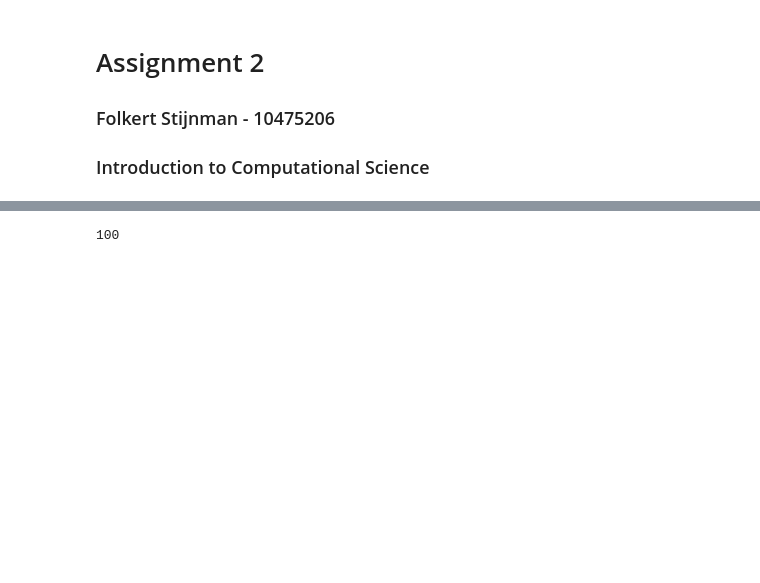
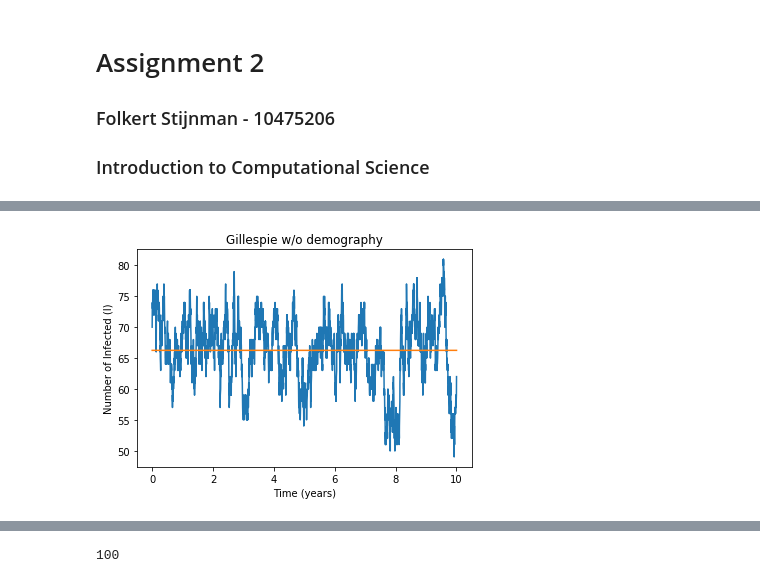
Before and after one commit to Folkert94/ICLS, a Jupyter notebook: Assignment/2/F_Stijnman_10475206_assignment2.ipynb, the cells around one changed output, grey strips where cells are left out. Drawn from its saved outputs; the diff is of its cells as text; code cells hidden in the pictures; blank space fills up the shorter version.

```diff
--- a/Assignment/2/F_Stijnman_10475206_assignment2.ipynb
+++ b/Assignment/2/F_Stijnman_10475206_assignment2.ipynb
@@ -55,0 +56,19 @@ plt.show()
+# %%
+beta = 0.03
+gamma = 1 / 100.0
+Y = 70.0
+N = 100.0
+X = N - Y
+
+Y_data, x = discrete_event(X, Y, N, beta, gamma, 10*365)
+mean_Y = np.full(len(x), np.mean(Y_data))
+
+plt.plot(np.array(x)/365, Y_data)
+plt.plot(np.array(x)/365, mean_Y)
+plt.title("Gillespie w/o demography")
+plt.xlabel("Time (years)")
+plt.ylabel("Number of Infected (I)")
+plt.savefig("simple_gillespie_wo_demo_2.png", dpi=300)
+plt.show()
+# %% [output]
+[figure, added]
```
Also changed, not shown: parts of 16 cells of this notebook, 9 other files.
